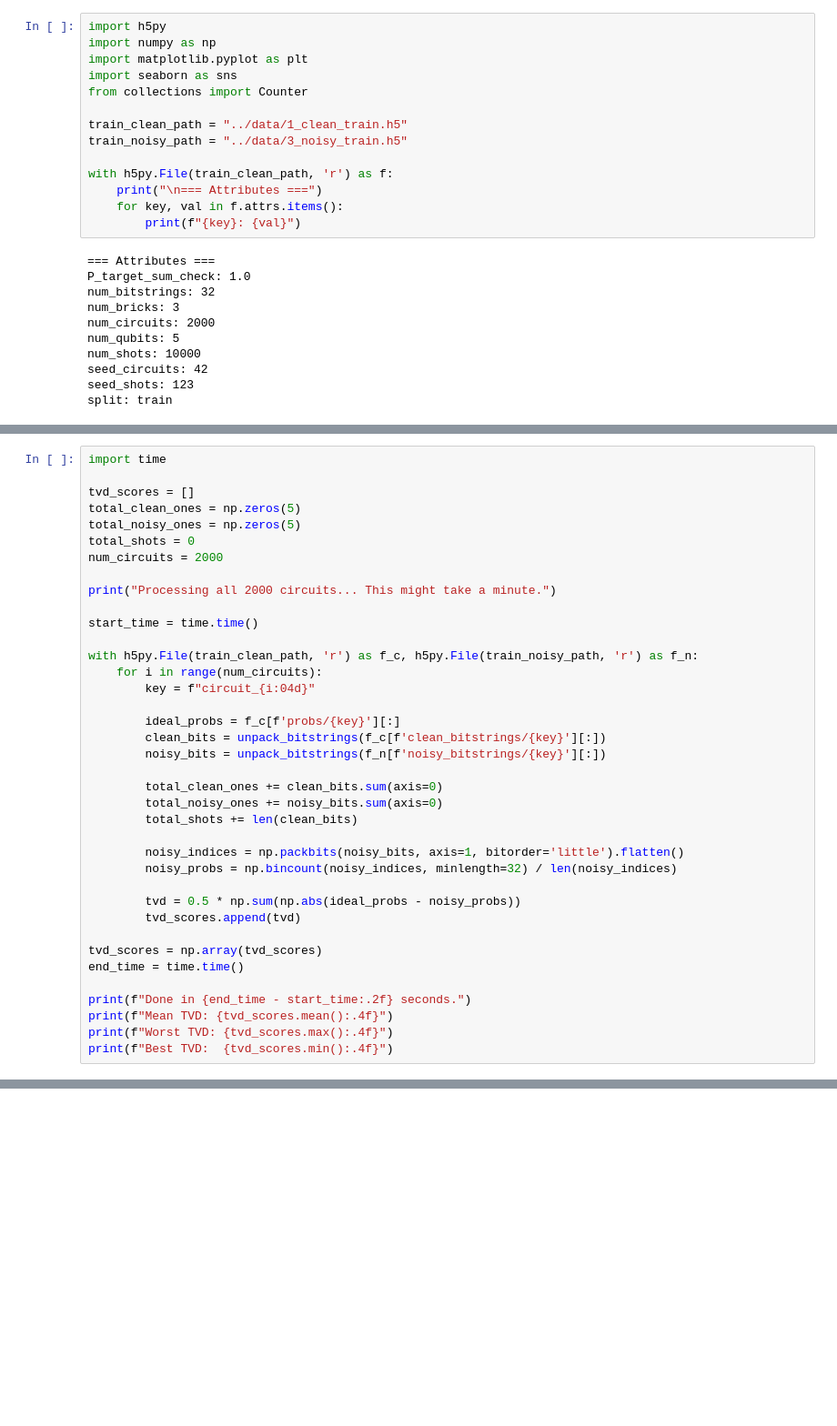
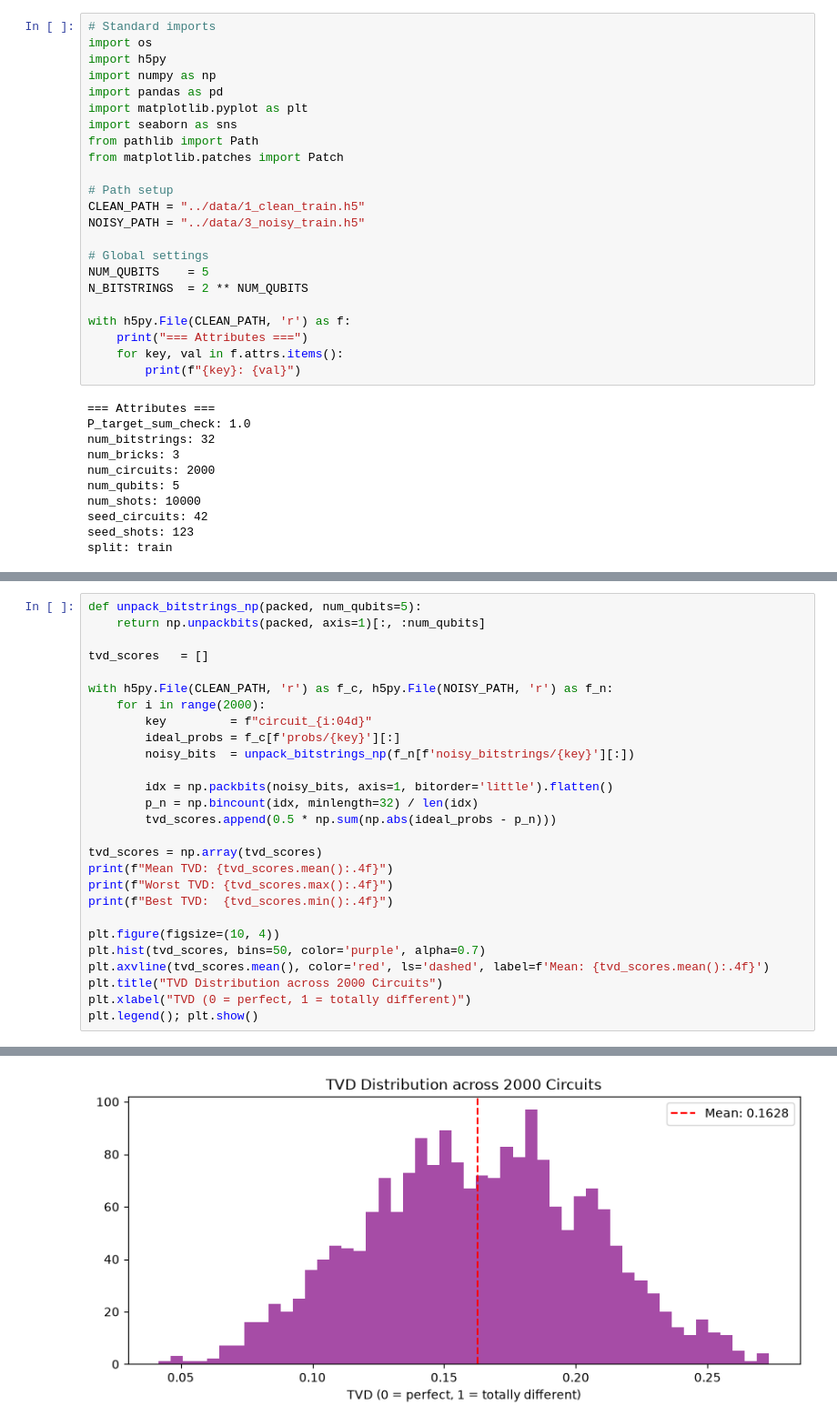
Before and after one commit to MunenNoKage/DEQUBIT, a Jupyter notebook: notebooks/01-data-exploration.ipynb, the cells around one changed output, grey strips where cells are left out. Shown at 91% size. Cells and saved outputs as stored; diff of their text form; blank space fills up the shorter version.

```diff
--- a/notebooks/01-data-exploration.ipynb
+++ b/notebooks/01-data-exploration.ipynb
@@ -13,15 +15,24 @@ if "google.colab" in sys.modules:
 # %%
+# Standard imports
+import os
 import h5py
 import numpy as np
+import pandas as pd
 import matplotlib.pyplot as plt
 import seaborn as sns
-from collections import Counter
+from pathlib import Path
+from matplotlib.patches import Patch
 
-train_clean_path = "../data/1_clean_train.h5"
-train_noisy_path = "../data/3_noisy_train.h5"
+# Path setup
+CLEAN_PATH = "../data/1_clean_train.h5"
+NOISY_PATH = "../data/3_noisy_train.h5"
 
-with h5py.File(train_clean_path, 'r') as f:
-    print("\n=== Attributes ===")
+# Global settings
+NUM_QUBITS    = 5
+N_BITSTRINGS  = 2 ** NUM_QUBITS
+
+with h5py.File(CLEAN_PATH, 'r') as f:
+    print("=== Attributes ===")
     for key, val in f.attrs.items():
         print(f"{key}: {val}")
 # %% [output]
@@ -277,39 +162,28 @@ plt.show()
 # %%
-import time
+def unpack_bitstrings_np(packed, num_qubits=5):
+    return np.unpackbits(packed, axis=1)[:, :num_qubits]
 
-tvd_scores = []
-total_clean_ones = np.zeros(5)
-total_noisy_ones = np.zeros(5)
-total_shots = 0
-num_circuits = 2000
+tvd_scores   = []
 
-print("Processing all 2000 circuits... This might take a minute.")
+with h5py.File(CLEAN_PATH, 'r') as f_c, h5py.File(NOISY_PATH, 'r') as f_n:
+    for i in range(2000):
+        key         = f"circuit_{i:04d}"
+        ideal_probs = f_c[f'probs/{key}'][:]
+        noisy_bits  = unpack_bitstrings_np(f_n[f'noisy_bitstrings/{key}'][:])
 
-start_time = time.time()
-
-with h5py.File(train_clean_path, 'r') as f_c, h5py.File(train_noisy_path, 'r') as f_n:
-    for i in range(num_circuits):
-        key = f"circuit_{i:04d}"
-
-        ideal_probs = f_c[f'probs/{key}'][:]
-        clean_bits = unpack_bitstrings(f_c[f'clean_bitstrings/{key}'][:])
-        noisy_bits = unpack_bitstrings(f_n[f'noisy_bitstrings/{key}'][:])
-
-        total_clean_ones += clean_bits.sum(axis=0)
-        total_noisy_ones += noisy_bits.sum(axis=0)
-        total_shots += len(clean_bits)
-
-        noisy_indices = np.packbits(noisy_bits, axis=1, bitorder='little').flatten()
-        noisy_probs = np.bincount(noisy_indices, minlength=32) / len(noisy_indices)
-
-        tvd = 0.5 * np.sum(np.abs(ideal_probs - noisy_probs))
-        tvd_scores.append(tvd)
+        idx = np.packbits(noisy_bits, axis=1, bitorder='little').flatten()
+        p_n = np.bincount(idx, minlength=32) / len(idx)
+        tvd_scores.append(0.5 * np.sum(np.abs(ideal_probs - p_n)))
 
 tvd_scores = np.array(tvd_scores)
-end_time = time.time()
-
-print(f"Done in {end_time - start_time:.2f} seconds.")
 print(f"Mean TVD: {tvd_scores.mean():.4f}")
 print(f"Worst TVD: {tvd_scores.max():.4f}")
 print(f"Best TVD:  {tvd_scores.min():.4f}")
+
+plt.figure(figsize=(10, 4))
+plt.hist(tvd_scores, bins=50, color='purple', alpha=0.7)
+plt.axvline(tvd_scores.mean(), color='red', ls='dashed', label=f'Mean: {tvd_scores.mean():.4f}')
+plt.title("TVD Distribution across 2000 Circuits")
+plt.xlabel("TVD (0 = perfect, 1 = totally different)")
+plt.legend(); plt.show()
 # %% [output]
@@ -318,3 +190,4 @@ Done in 2.66 seconds.
 Mean TVD: 0.1628
 Worst TVD: 0.2735
 Best TVD:  0.0416
+[figure, added]
```
Also changed, not shown: parts of 27 cells of this notebook, 3 other files.
